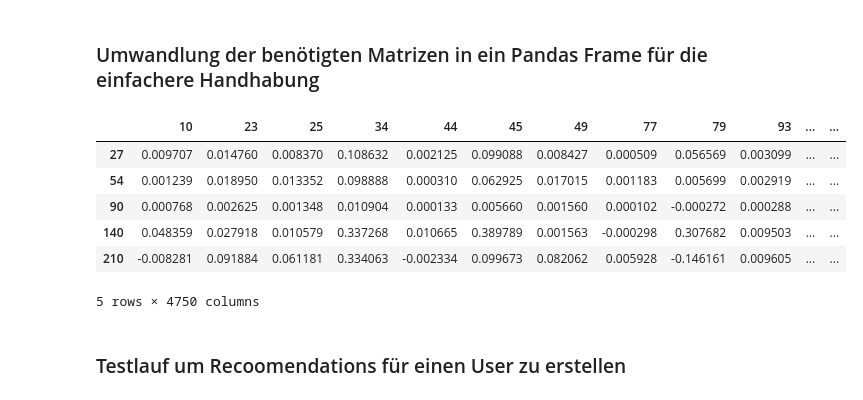
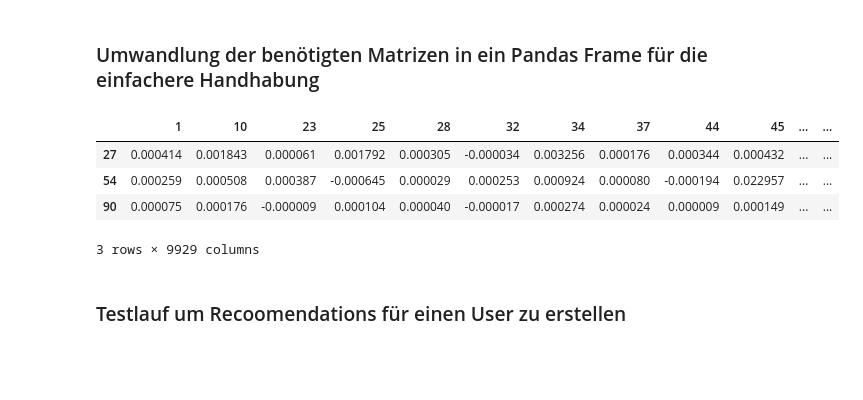
Before and after one commit to eugencuic/FHNW_FS20_Recommender-System-Retail, a Jupyter notebook: Recommender System.ipynb, the cells around one changed output. Drawn from its saved outputs; the diff is of its cells as text; code cells hidden in the pictures; blank space fills up the shorter version.

```diff
--- a/Recommender System.ipynb
+++ b/Recommender System.ipynb
@@ -280,3 +280,3 @@ Wall time: 18 ms
 # %%
 # Erstelle Matrix mit count Ratings
-matrix_count_dense, matrix_count_sparse, users, products = create_user_item_matrix(data_f,'count')
+matrix_count, users, products = create_user_item_matrix(data_f,'count')
@@ -328,7 +311,7 @@ Aufteilung der Daten in Test- und Trainset respektive Maskierung von Werten. Es
 '''
 Output ist:
 - Ein Trainset, welches dem Daten maskiert (entfernt) hat
-- Ein Testset, welches die kompetten Daten enthält
+- Ein Testset, welches die kompletten Daten enthält
 - Eine Liste der User bei welchen Daten maskiert wurden
 - Eine Liste der Indexe der Ratings welche maskiert wurden
 '''
@@ -337,7 +320,7 @@ Output ist:
 train_set, test_set, users_masked, index_masked = mask_test_train(matrix_unary,0.1)
 
 # Train und Testset für count Matrizen (->Maskierungen)
-train_set_count, test_set_count, users_masked_count, index_masked_count = mask_test_train(matrix_count_sparse,0.1)
+train_set_count, test_set_count, users_masked_count, index_masked_count = mask_test_train(matrix_count, 0.1)
 # %%
 # Löschen der ursprünglichen Datensätze, da diese nicht mehr gebraucht werden
 del data, data_f
@@ -445,7 +426,7 @@ calc_optimal_fold(train_set_count, 30)
 Wie in der obigen Grafik ersichtlich ist der Sprung von sigma[0] zu sigma[1] schon sehr gross und fällt dann nur noch wenig ab. Für die Dekomposition der User-Item Matrix wird sigma[4] verwendet
 # %%
 # Dekomposition der User-Item Matrix
-U, s, VT = svds(train_set_count,4)
+U, s, VT = svds(train_set_count,5)
 # %%
 # Zeige die jeweiligen Grössen der Matrizen auf. Ziel sollte sein, dass s die Matrizen U und VT durch dot Multiplikation verbunden werden können
 print(U.shape)
@@ -467,17 +448,15 @@ all_user_predicted_ratings = np.dot(np.dot(U, sigma_diag_matrix), VT)
 # %% [markdown]
 ### Umwandlung der benötigten Matrizen in ein Pandas Frame für die einfachere Handhabung
 # %%
-# Transformation der Recommendationmatrix in ein Pandas DataFrame für eine einfachere Handhabung
+# Transformation der Recommendationmatrix in ein Pandas DataFrame für eine einfachere Handhabung beim ITEM Lockup
 preds_df = pd.DataFrame(all_user_predicted_ratings, columns = users, index = products)
-preds_df.head(5)
+preds_df.head(3)
 # %% [output]
-|  | 10 | 23 | 25 | 34 | 44 | 45 | 49 | 77 | 79 | 93 | ... | ... |
-| 27 | 0.009707 | 0.014760 | 0.008370 | 0.108632 | 0.002125 | 0.099088 | 0.008427 | 0.000509 | 0.056569 | 0.003099 | ... | ... |
-| 54 | 0.001239 | 0.018950 | 0.013352 | 0.098888 | 0.000310 | 0.062925 | 0.017015 | 0.001183 | 0.005699 | 0.002919 | ... | ... |
-| 90 | 0.000768 | 0.002625 | 0.001348 | 0.010904 | 0.000133 | 0.005660 | 0.001560 | 0.000102 | -0.000272 | 0.000288 | ... | ... |
-| 140 | 0.048359 | 0.027918 | 0.010579 | 0.337268 | 0.010665 | 0.389789 | 0.001563 | -0.000298 | 0.307682 | 0.009503 | ... | ... |
-| 210 | -0.008281 | 0.091884 | 0.061181 | 0.334063 | -0.002334 | 0.099673 | 0.082062 | 0.005928 | -0.146161 | 0.009605 | ... | ... |
+|  | 1 | 10 | 23 | 25 | 28 | 32 | 34 | 37 | 44 | 45 | ... | ... |
+| 27 | 0.000414 | 0.001843 | 0.000061 | 0.001792 | 0.000305 | -0.000034 | 0.003256 | 0.000176 | 0.000344 | 0.000432 | ... | ... |
+| 54 | 0.000259 | 0.000508 | 0.000387 | -0.000645 | 0.000029 | 0.000253 | 0.000924 | 0.000080 | -0.000194 | 0.022957 | ... | ... |
+| 90 | 0.000075 | 0.000176 | -0.000009 | 0.000104 | 0.000040 | -0.000017 | 0.000274 | 0.000024 | 0.000009 | 0.000149 | ... | ... |
-5 rows × 4750 columns
+3 rows × 9929 columns
 # %%
 del U, VT, s, max_fold, sigma_diag_matrix
 # %% [markdown]
```
Also changed, not shown: parts of 41 cells of this notebook, 3 other files.
